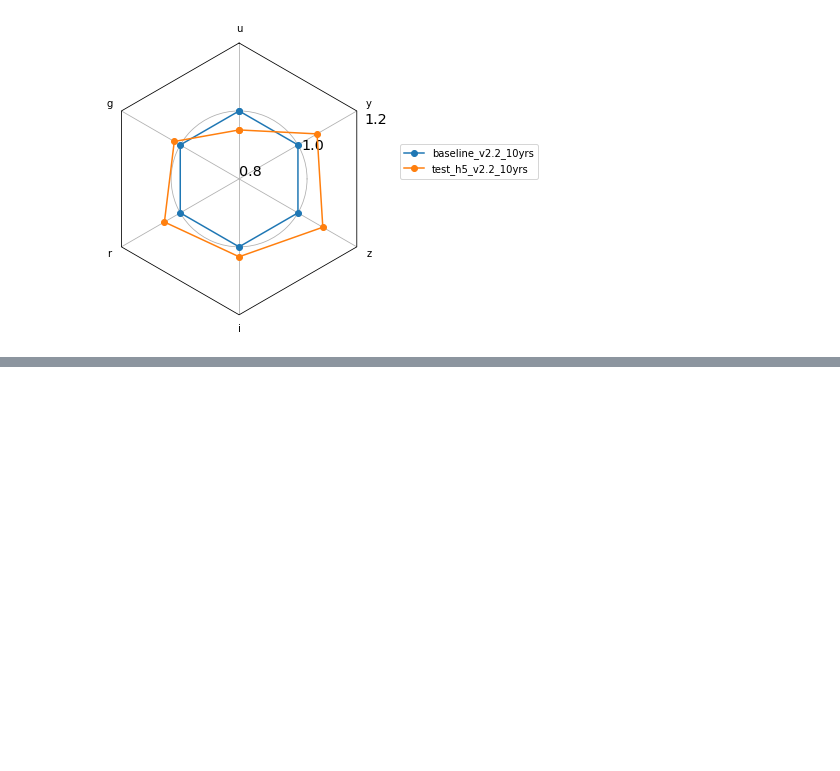
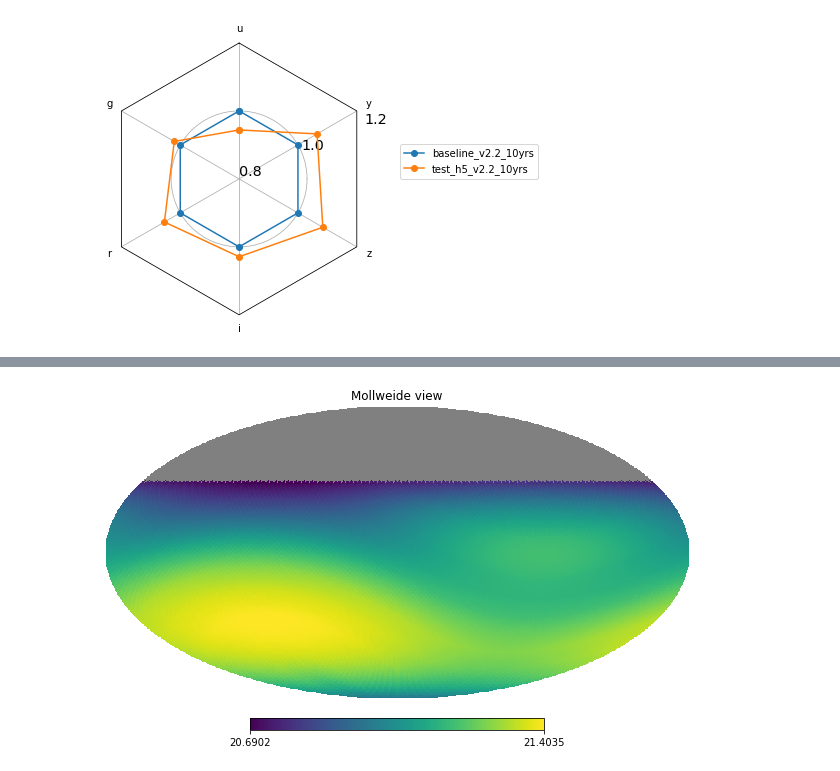
Before and after one commit to lsst-sims/sims_featureScheduler_runs2.2, a Jupyter notebook: maf/check_new_sky.ipynb, the cells around one changed output, grey strips where cells are left out. Saved outputs shown, nothing was run; the diff lists cells and outputs as text; code cells hidden in the pictures; blank space fills up the shorter version.

```diff
--- a/maf/check_new_sky.ipynb
+++ b/maf/check_new_sky.ipynb
@@ -121,0 +129,4 @@ fig, ax = radar(data_normed, legend=True, rgrids=[.80, 1.0, 1.2])
+# %%
+hp.mollview(new_ds['dark_maps']['r'])
+# %% [output]
+[figure, added]
```
Also changed, not shown: parts of 6 cells of this notebook, 1 other file.
